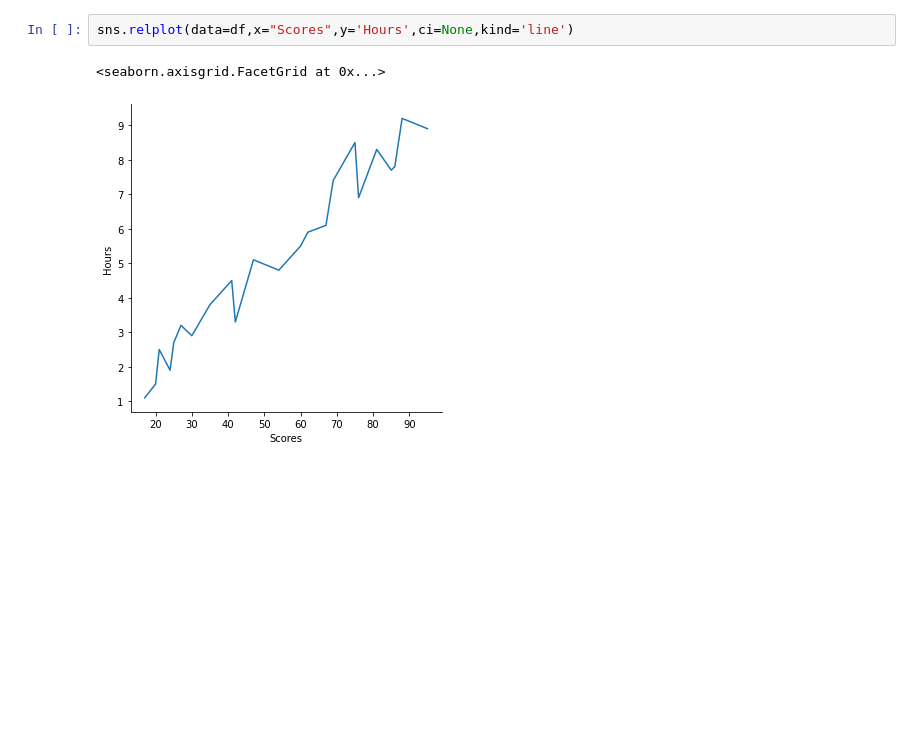
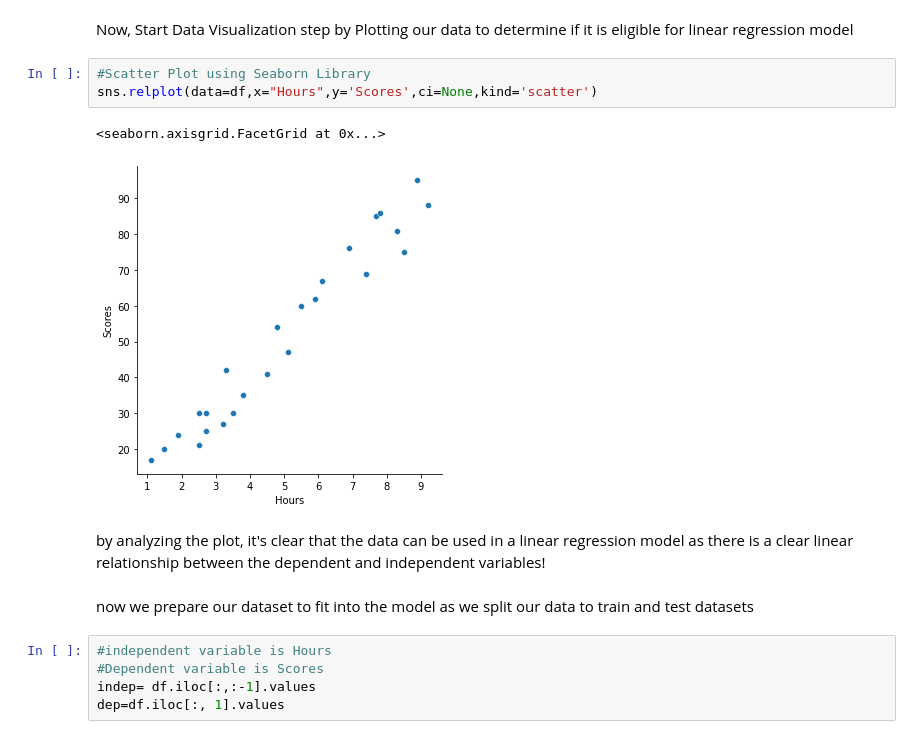
Before and after one commit to Menna712/DataScienceProjects, a Jupyter notebook: Student Score Prediction Model/StudentScore.ipynb, the cells around one changed output. Drawn from its saved outputs; the diff is of its cells as text; blank space fills up the shorter version.

Commit message:
use linear regression model

```diff
--- a/Student Score Prediction Model/StudentScore.ipynb
+++ b/Student Score Prediction Model/StudentScore.ipynb
@@ -36,5 +56,17 @@ dtype: int64
+# %% [markdown]
+Now, Start Data Visualization step by Plotting our data to determine if it is eligible for linear regression model
 # %%
-sns.relplot(data=df,x="Scores",y='Hours',ci=None,kind='line')
+#Scatter Plot using Seaborn Library
+sns.relplot(data=df,x="Hours",y='Scores',ci=None,kind='scatter')
 # %% [output]
 <seaborn.axisgrid.FacetGrid at 0x...>
-[figure, old version]
+[figure, new version]
+# %% [markdown]
+by analyzing the plot, it's clear that the data can be used in a linear regression model as there is a clear linear relationship between the dependent and independent variables!
+# %% [markdown]
+now we prepare our dataset to fit into the model as we split our data to train and test datasets
+# %%
+#independent variable is Hours
+#Dependent variable is Scores
+indep= df.iloc[:,:-1].values
+dep=df.iloc[:, 1].values
```
Also changed, not shown: parts of 32 cells of this notebook.
